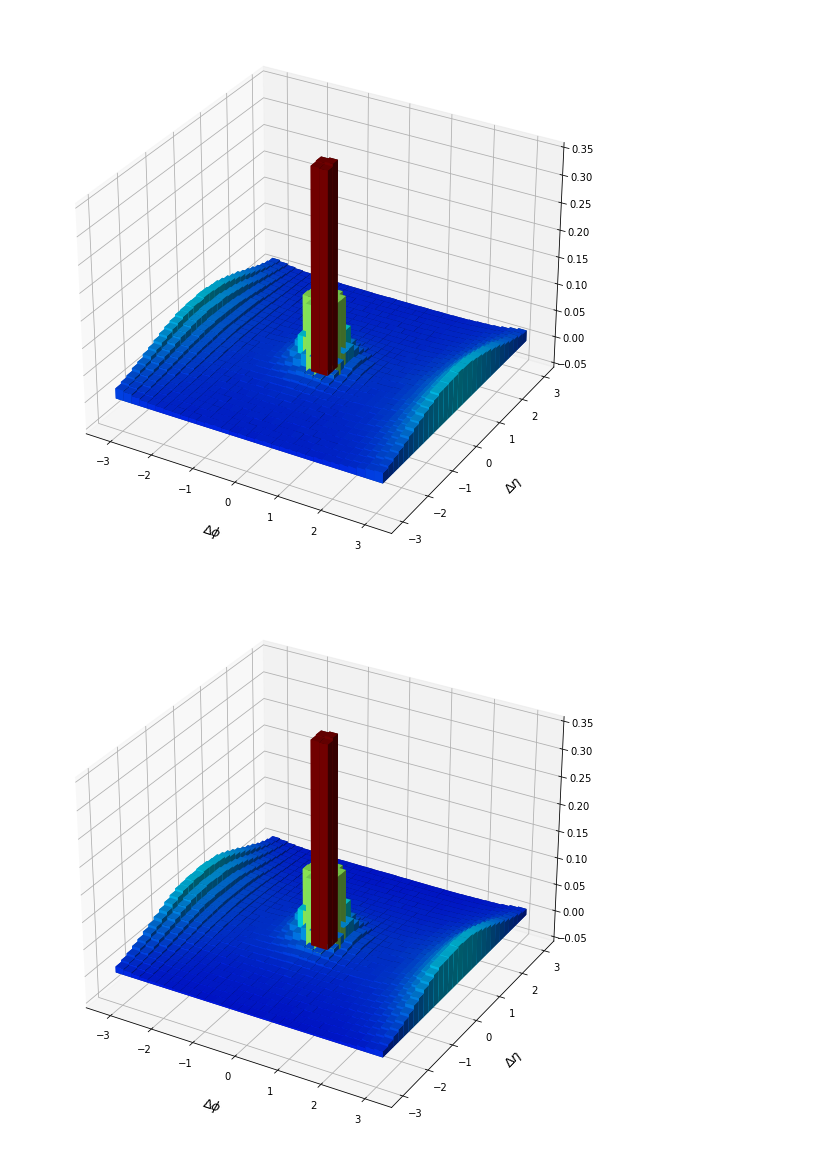
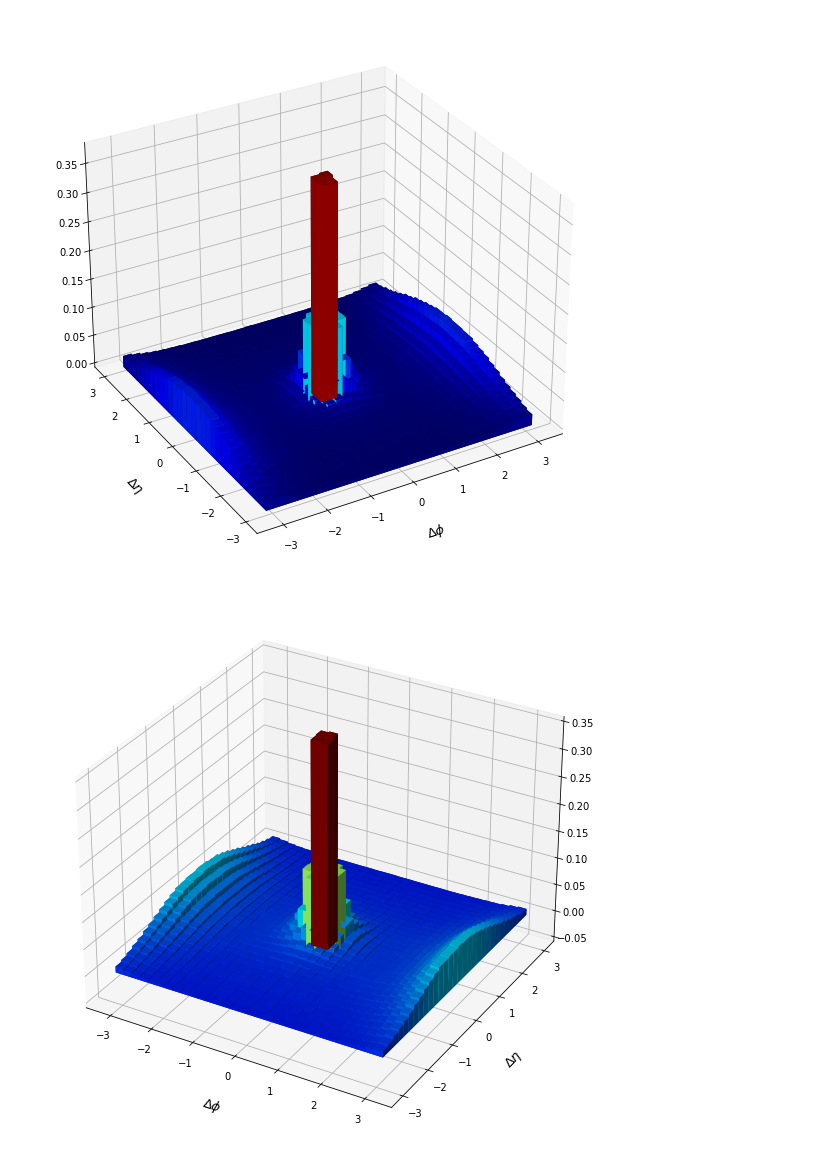
Before and after one commit to yasukitachibana/AAPaperJetAnalysis, a Jupyter notebook: gen_plot/histopp.ipynb, the cells around one changed output. Cells and saved outputs as stored; diff of their text form; code cells hidden in the pictures.

```diff
--- a/gen_plot/histopp.ipynb
+++ b/gen_plot/histopp.ipynb
@@ -16,37 +16,43 @@ ax = fig.add_subplot(111,projection='3d')
 
 file ='/Users/yasukitachibana/GoogleDrive/Codes/AAPaperJetAnalysis/SubStrData/'
 file = file + 'JetShapeLowReso/5020_PP/'
 file = file + 'count_before_sub_2d_hist_total_ptj120-5020_rapj0.0-1.6_pt1.0-2.0_rap0.0-4.6.txt'
 
 
 data = np.loadtxt(file, comments='#')
 #data2 = np.loadtxt(file2, comments='#')
 
 ax.set_xlabel(r'$\Delta\phi$', fontsize=13, labelpad=14)
 ax.set_ylabel(r'$\Delta\eta$', fontsize=13, labelpad=14)
 
 
 
 x = data[:,0]
 dx = data[:,2]-data[:,0]
 y = data[:,3]
 dy = data[:,5]-data[:,3]
 dz = data[:,6]
 z = np.zeros_like(dz)
 
 cmap = cm.get_cmap('jet') # Get desired colormap - you can change this!
 max_height = np.max(dz)   # get range of colorbars so we can normalize
 min_height = np.min(dz)
 # scale each z to [0,1], and get their rgb values
 
 rgba = [cmap((k-lim[0])/lim[1]) for k in dz]
+# rgba = [cmap((k-lim[0])/lim[1]) for k in dz]
 
-ax.set_zlim(lim[0],lim[1])
+# ax.set_zlim(lim[0],lim[1])
+ax.view_init(elev=30, azim=-120)
+max_height = np.max(dz)
+min_height = np.min(dz)
+# scale each z to [0,1], and get their rgb values
+rgba = [cmap((k-min_height)/max_height) for k in dz]
 
-ax.bar3d(x, y, z, dx, dy, dz, color=rgba, zsort='average')
-fig.savefig("pp_full_rap1-2.pdf")
+ax.bar3d(x, y, z, dx, dy, dz, color=rgba)
+fig.savefig("pp_full_rap1-2_test.pdf")
 # %% [output]
-[figure, old version]
+[figure, new version]
 # %%
 import numpy as np
 import matplotlib.pyplot as plt
```
Also changed, not shown: 4 other files.
